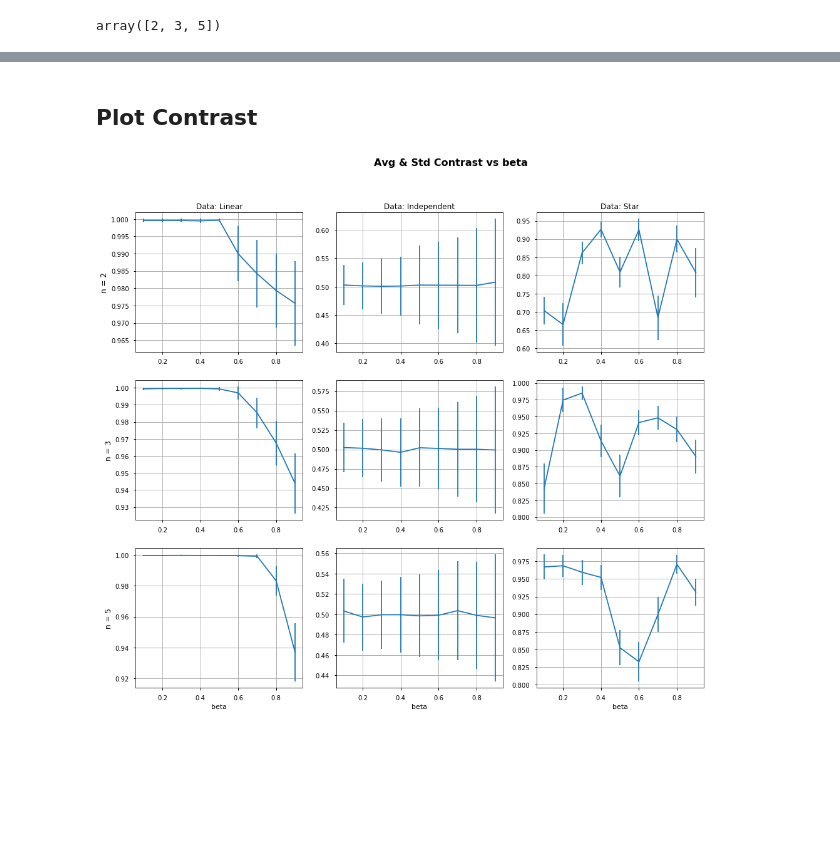
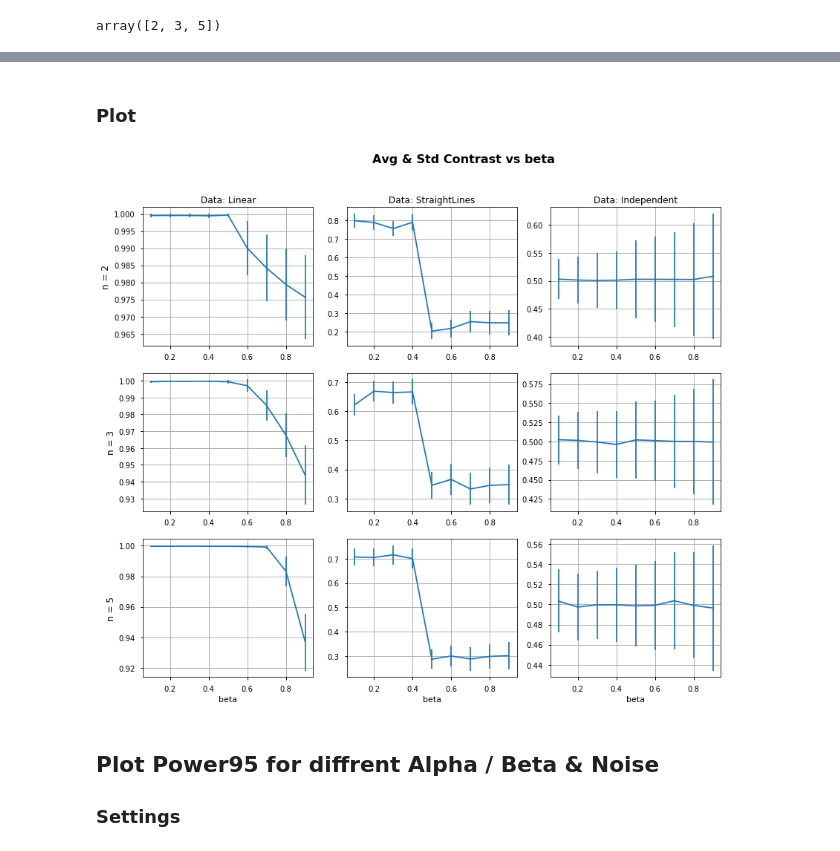
Before and after one commit to edouardfouche/MCDE, a Jupyter notebook: visualize/PowerAlphaBeta.ipynb, the cells around one changed output, grey strips where cells are left out. Saved outputs shown, nothing was run; the diff lists cells and outputs as text; code cells hidden in the pictures; blank space fills up the shorter version.

Commit message:
plotting powerAt95 alphabeta

```diff
--- a/visualize/PowerAlphaBeta.ipynb
+++ b/visualize/PowerAlphaBeta.ipynb
@@ -67,9 +68,11 @@ array(['0', 'LinearThenDummy', 'LinearPeriodic_2', 'Linear', 'Sine_5',
 # %%
-selectedCategories = ['Linear','Independent', 'Star'] # Must be 3 Cats
+selectedCategories = ['Linear','StraightLines', 'Independent'] # Must be 3 Cats
 # %%
 selectedTest = "MWP" # Must be 1 Test
+# %%
+selectedNoise = 0.0 # Must be one Noiselevel
 # %%
-varPara = "beta" # Must be either or "alpha" or "beta"
+varPara = "alpha" # Must be either or "alpha" or "beta"
 
 if varPara == "alpha":
     data = data_alpha
@@ -90,12 +88,11 @@ array([2, 3, 5])
 # %% [markdown]
-## Plot Contrast
+### Plot
 # %%
-# noise == 0
-fig = plt.figure(figsize = (14,12)) # Adjust Size
+fig = plt.figure(figsize = (12,10)) # Adjust Size
 fig.suptitle("Avg & Std Contrast vs " + varPara, fontweight = "bold", fontsize = 16)
 
 # 1 Row
-subset = data[(data["category"] == selectedCategories[0]) & (data["nDim"] == selectedDims[0]) & (data["testId"] == selectedTest) & (data["noise"] == 0)]
+subset = data[(data["category"] == selectedCategories[0]) & (data["nDim"] == selectedDims[0]) & (data["testId"] == selectedTest) & (data["noise"] == selectedNoise)]
 plt.subplot(331)
 plt.errorbar(x = subset[varPara], y = subset["avgContrast"], yerr = subset["stdContrast"])
 plt.ylabel("n = " + str(selectedDims[0]), size = "large")
@@ -103,61 +100,64 @@ plt.title("Data: " + selectedCategories[0])
 plt.grid(True)
 plt.subplots_adjust(bottom = 0.001, left = 0.0001)
 
-subset = data[(data["category"] == selectedCategories[1]) & (data["nDim"] == selectedDims[0]) & (data["testId"] == selectedTest) & (data["noise"] == 0)]
+subset = data[(data["category"] == selectedCategories[1]) & (data["nDim"] == selectedDims[0]) & (data["testId"] == selectedTest) & (data["noise"] == selectedNoise)]
 plt.subplot(332)
 plt.errorbar(x = subset[varPara], y = subset["avgContrast"], yerr = subset["stdContrast"])
 plt.title("Data: " + selectedCategories[1])
 plt.grid(True)
 
-subset = data[(data["category"] == selectedCategories[2]) & (data["nDim"] == selectedDims[0]) & (data["testId"] == selectedTest) & (data["noise"] == 0)]
+subset = data[(data["category"] == selectedCategories[2]) & (data["nDim"] == selectedDims[0]) & (data["testId"] == selectedTest) & (data["noise"] == selectedNoise)]
 plt.subplot(333)
 plt.errorbar(x = subset[varPara], y = subset["avgContrast"], yerr = subset["stdContrast"])
 plt.title("Data: " + selectedCategories[2])
 plt.grid(True)
 
 # 2 Row
-subset = data[(data["category"] == selectedCategories[0]) & (data["nDim"] == selectedDims[1]) & (data["testId"] == selectedTest) & (data["noise"] == 0)]
+subset = data[(data["category"] == selectedCategories[0]) & (data["nDim"] == selectedDims[1]) & (data["testId"] == selectedTest) & (data["noise"] == selectedNoise)]
 plt.subplot(334)
 plt.errorbar(x = subset[varPara], y = subset["avgContrast"], yerr = subset["stdContrast"])
 plt.ylabel("n = " + str(selectedDims[1]), size = "large")
 plt.grid(True)
 plt.subplots_adjust(bottom = 0.001, left = 0.0001)
 
-subset = data[(data["category"] == selectedCategories[1]) & (data["nDim"] == selectedDims[1]) & (data["testId"] == selectedTest) & (data["noise"] == 0)]
+subset = data[(data["category"] == selectedCategories[1]) & (data["nDim"] == selectedDims[1]) & (data["testId"] == selectedTest) & (data["noise"] == selectedNoise)]
 plt.subplot(335)
 plt.errorbar(x = subset[varPara], y = subset["avgContrast"], yerr = subset["stdContrast"])
 plt.grid(True)
 
-subset = data[(data["category"] == selectedCategories[2]) & (data["nDim"] == selectedDims[1]) & (data["testId"] == selectedTest) & (data["noise"] == 0)]
+subset = data[(data["category"] == selectedCategories[2]) & (data["nDim"] == selectedDims[1]) & (data["testId"] == selectedTest) & (data["noise"] == selectedNoise)]
 plt.subplot(336)
 plt.errorbar(x = subset[varPara], y = subset["avgContrast"], yerr = subset["stdContrast"])
 plt.grid(True)
 
 # 3 Row
-subset = data[(data["category"] == selectedCategories[0]) & (data["nDim"] == selectedDims[2]) & (data["testId"] == selectedTest) & (data["noise"] == 0)]
+subset = data[(data["category"] == selectedCategories[0]) & (data["nDim"] == selectedDims[2]) & (data["testId"] == selectedTest) & (data["noise"] == selectedNoise)]
 plt.subplot(337)
 plt.errorbar(x = subset[varPara], y = subset["avgContrast"], yerr = subset["stdContrast"])
 plt.ylabel("n = " + str(selectedDims[2]), size = "large")
 plt.xlabel(str(varPara))
 plt.grid(True)
 plt.subplots_adjust(bottom = 0.001, left = 0.0001)
 
-subset = data[(data["category"] == selectedCategories[1]) & (data["nDim"] == selectedDims[2]) & (data["testId"] == selectedTest) & (data["noise"] == 0)]
+subset = data[(data["category"] == selectedCategories[1]) & (data["nDim"] == selectedDims[2]) & (data["testId"] == selectedTest) & (data["noise"] == selectedNoise)]
 plt.subplot(338)
 plt.errorbar(x = subset[varPara], y = subset["avgContrast"], yerr = subset["stdContrast"])
 plt.xlabel(str(varPara))
 plt.grid(True)
 
-subset = data[(data["category"] == selectedCategories[2]) & (data["nDim"] == selectedDims[2]) & (data["testId"] == selectedTest) & (data["noise"] == 0)]
+subset = data[(data["category"] == selectedCategories[2]) & (data["nDim"] == selectedDims[2]) & (data["testId"] == selectedTest) & (data["noise"] == selectedNoise)]
 plt.subplot(339)
 plt.errorbar(x = subset[varPara], y = subset["avgContrast"], yerr = subset["stdContrast"])
 plt.xlabel(str(varPara))
 plt.grid(True)
 
 # Saving
-savestring = ("Contrast " + varPara + "_" + selectedCategories[0] + " " + selectedCategories[1] + " "
-              + selectedCategories[2])
-savepath = "plots/"
+savestring = ("Contrast " + varPara + "_Test " + selectedTest + "_" + selectedCategories[0] + " " + selectedCategories[1] + " "
+              + selectedCategories[2] + "_Noise " + str(selectedNoise))
+savepath = "plots/AlphaBeta/"
 fig.savefig(savepath + savestring + ".pdf", bbox_inches='tight')
 # %% [output]
-[figure, old version]
+[figure, new version]
+# %% [markdown]
+## Plot Power95 for diffrent Alpha / Beta & Noise
+### Settings
```
Also changed, not shown: parts of 4 cells of this notebook, 9 other files.
